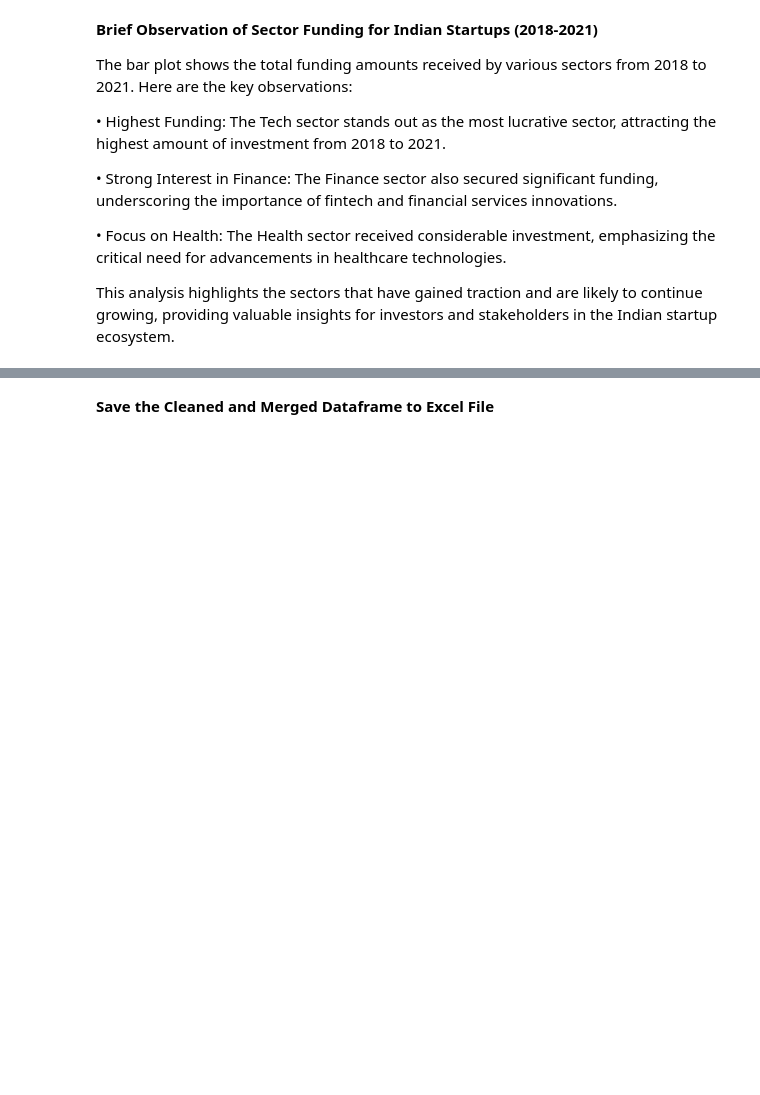
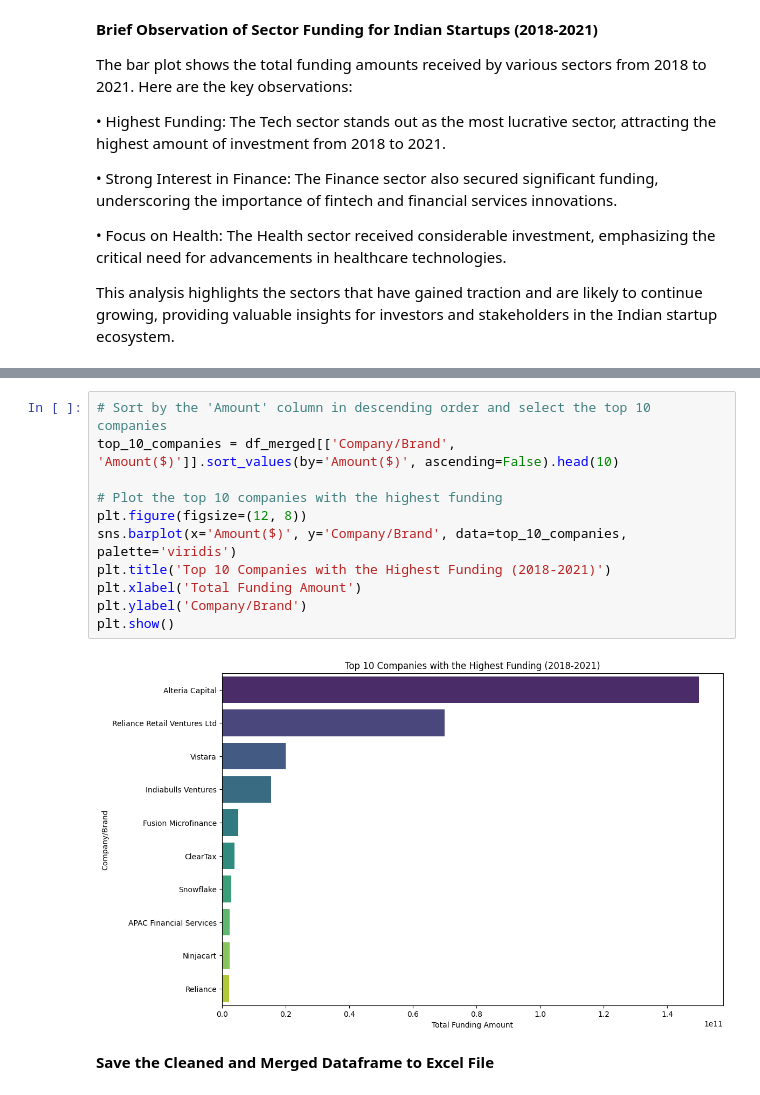
Before and after one commit to Wisdom-EdemD-rah/Indian-Startup-Ecosystem-Project, a Jupyter notebook: Notebooks/ISEP.ipynb, the cells around one changed output, grey strips where cells are left out. Drawn from its saved outputs; the diff is of its cells as text; blank space fills up the shorter version.

```diff
--- a/Notebooks/ISEP.ipynb
+++ b/Notebooks/ISEP.ipynb
@@ -2956,3 +3022,16 @@ This analysis highlights the sectors that have gained traction and are likely to
+# %%
+# Sort by the 'Amount' column in descending order and select the top 10 companies
+top_10_companies = df_merged[['Company/Brand', 'Amount($)']].sort_values(by='Amount($)', ascending=False).head(10)
+
+# Plot the top 10 companies with the highest funding
+plt.figure(figsize=(12, 8))
+sns.barplot(x='Amount($)', y='Company/Brand', data=top_10_companies, palette='viridis')
+plt.title('Top 10 Companies with the Highest Funding (2018-2021)')
+plt.xlabel('Total Funding Amount')
+plt.ylabel('Company/Brand')
+plt.show()
+# %% [output]
+[figure, added]
 # %% [markdown]
 **Save the Cleaned and Merged Dataframe to Excel File**
 # %%
```
Also changed, not shown: parts of 7 cells of this notebook.
